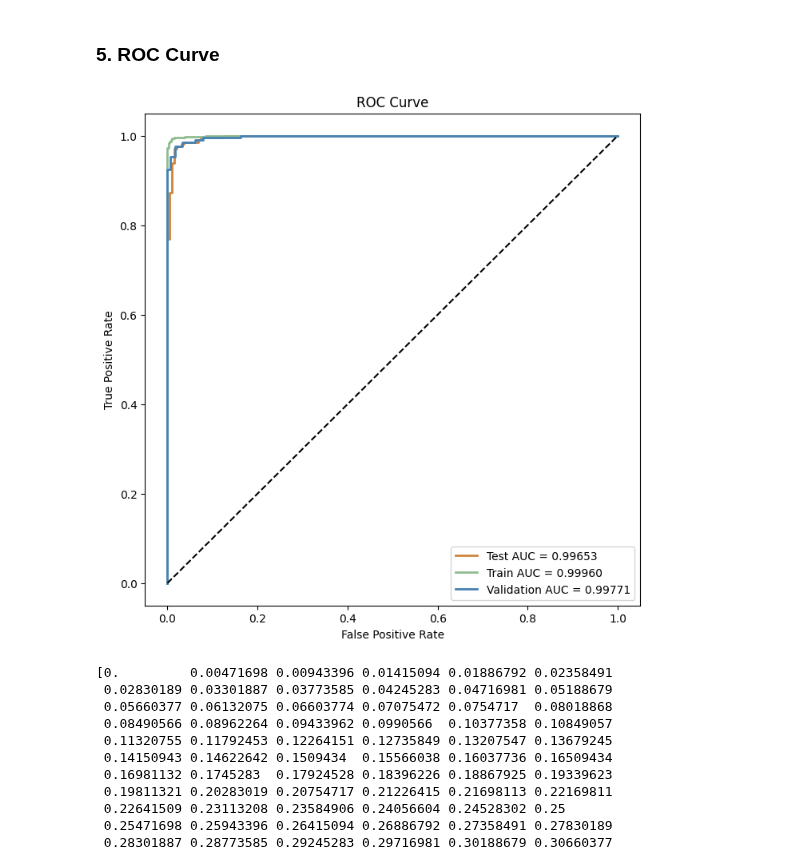
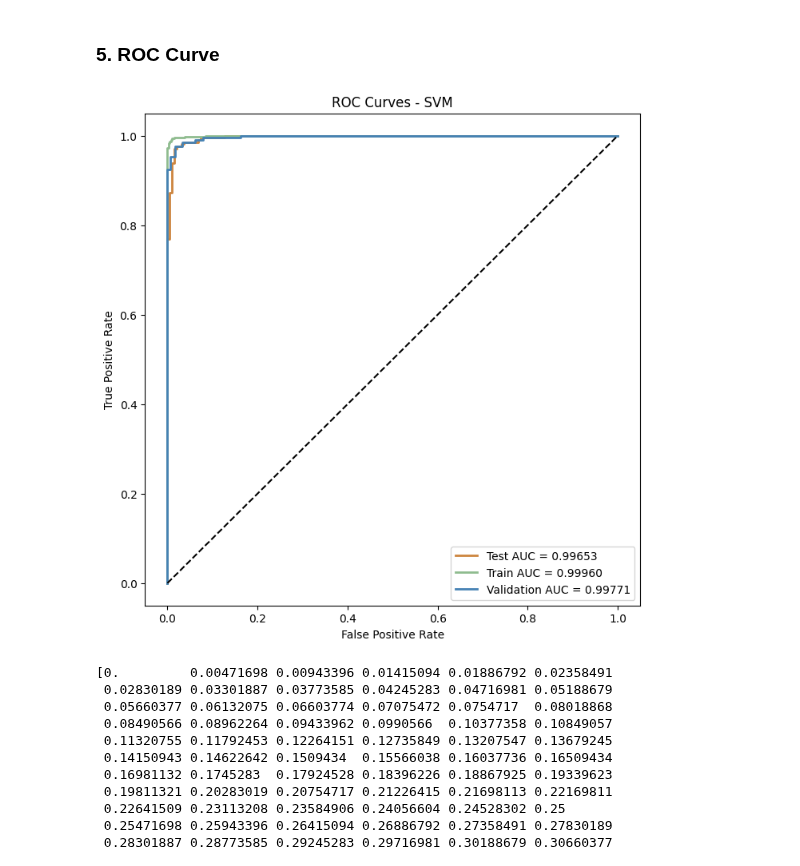
Before and after one commit to AndreChristianto/Signature-Recognition-V3, a Jupyter notebook: vgg16_diff_vect_svm.ipynb, the cells around one changed output. Drawn from its saved outputs; the diff is of its cells as text; code cells hidden in the pictures.

```diff
--- a/vgg16_diff_vect_svm.ipynb
+++ b/vgg16_diff_vect_svm.ipynb
@@ -176,32 +176,32 @@ import matplotlib.pyplot as plt
 # %%
 # Predict decision values for each class
 y_train_score = best_model.decision_function(train_difference_array)
 y_test_score = best_model.decision_function(test_difference_array)
 y_val_score = best_model.decision_function(validation_difference_array)
 
 # Compute ROC curve and AUC for each set
 fpr_train, tpr_train, thresholds_train = roc_curve(train_labels, y_train_score, drop_intermediate=False)
 roc_auc_train = auc(fpr_train, tpr_train)
 fpr_test, tpr_test, thresholds_test = roc_curve(test_labels, y_test_score, drop_intermediate=False)
 roc_auc_test = auc(fpr_test, tpr_test)
 fpr_val, tpr_val, thresholds_val = roc_curve(validation_labels, y_val_score, drop_intermediate=False)
 roc_auc_val = auc(fpr_val, tpr_val)
 
 # Plot ROC curve
 plt.figure(figsize=(8, 8))
 
 plt.plot(fpr_test, tpr_test, color='peru', lw=2, label=f'Test AUC = {roc_auc_test:.5f}')
 plt.plot(fpr_train, tpr_train, color='darkseagreen', lw=2, label=f'Train AUC = {roc_auc_train:.5f}')
 plt.plot(fpr_val, tpr_val, color='steelblue', lw=2, label=f'Validation AUC = {roc_auc_val:.5f}')
 
 plt.plot([0, 1], [0, 1], 'k--')
 plt.xlabel('False Positive Rate')
 plt.ylabel('True Positive Rate')
-plt.title('ROC Curve')
+plt.title('ROC Curves - SVM')
 plt.legend()
 plt.show()
 # %% [output]
-[figure, old version]
+[figure, new version]
 # %%
 def find_tpr_at_fpr(fpr, tpr, target_fpr):
     return np.interp(target_fpr, fpr, tpr)
```
Also changed, not shown: 2 other files.
